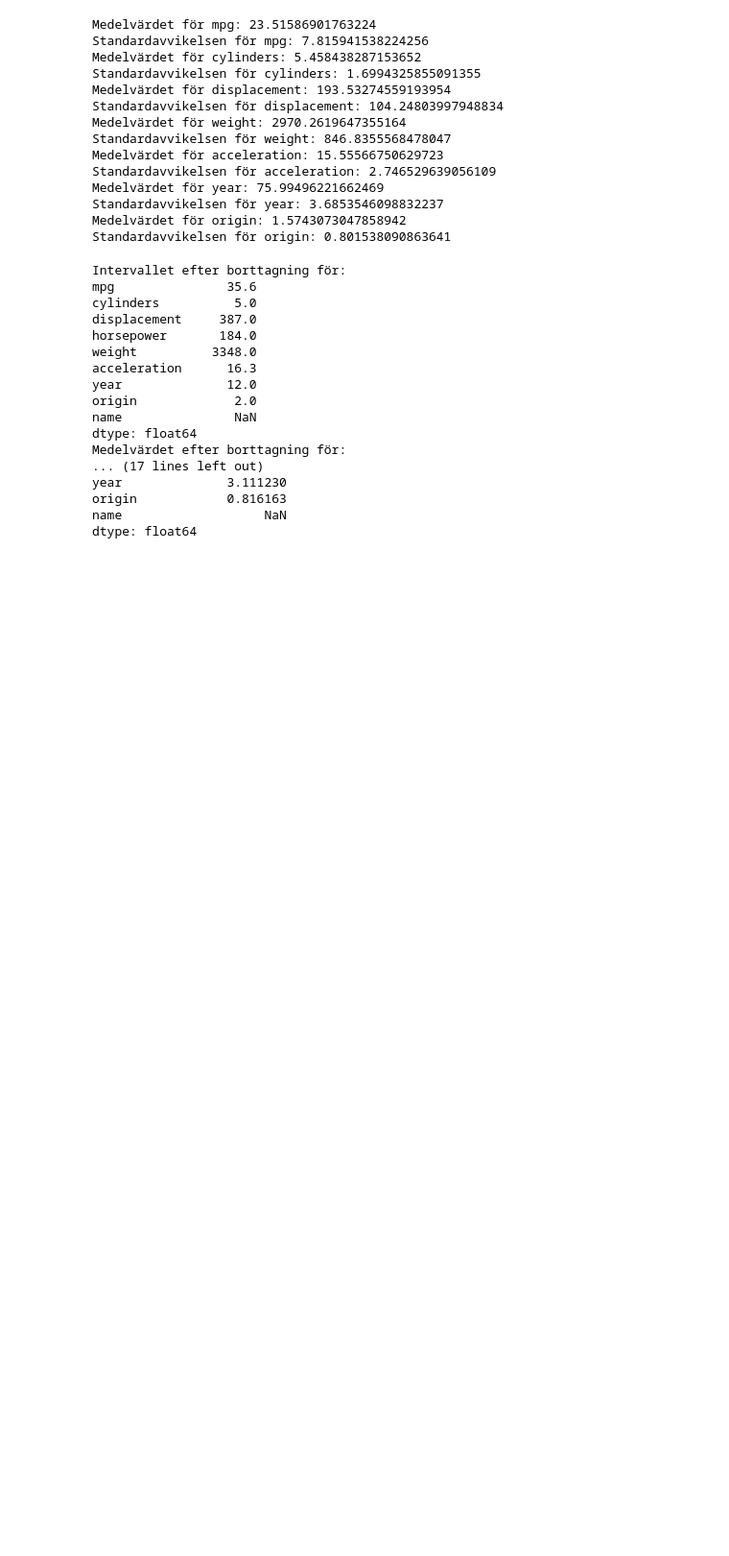
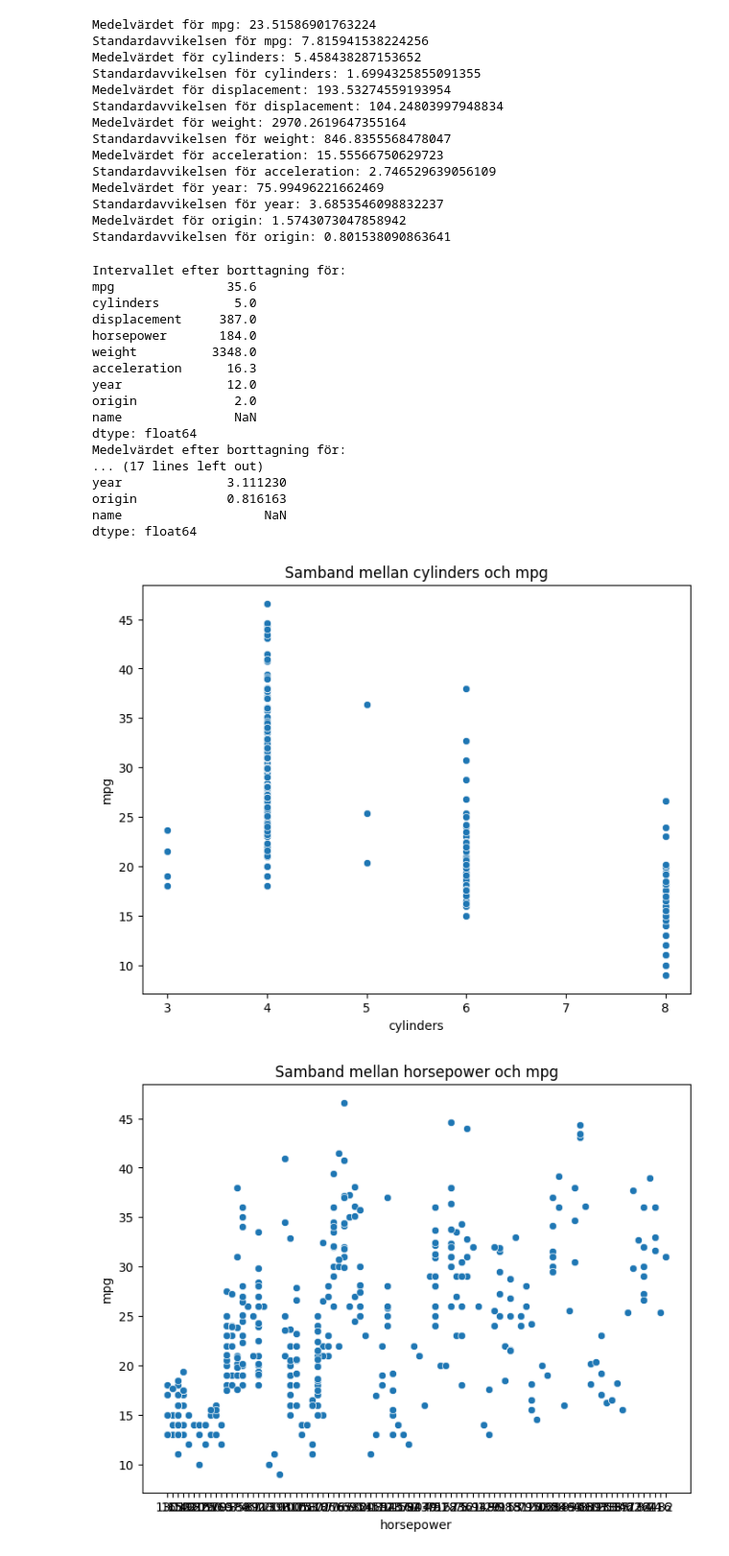
Before and after one commit to Jenchichi/Statistiska-metoder, a Jupyter notebook: Excercises/Uppgift_9-10.ipynb, the cells around one changed output. Shown at 96% size. Saved outputs shown, nothing was run; the diff lists cells and outputs as text; code cells hidden in the pictures; blank space fills up the shorter version.

```diff
--- a/Excercises/Uppgift_9-10.ipynb
+++ b/Excercises/Uppgift_9-10.ipynb
@@ -119,3 +121,17 @@ year              3.111230
 origin            0.816163
 name                   NaN
 dtype: float64
+# %%
+# 9e) Använd hela datamängden för att undersöka prediktorerna grafiskt, med hjälp av scatterplot m.m
+
+prediktorer = ["mpg", "cylinders", "horsepower", "weight", "acceleration"]
+
+for prediktor in prediktorer:
+    if prediktor != "mpg":
+        plt.figure(figsize=(8, 6))
+        sns.scatterplot(x=prediktor, y='mpg', data=data)
+        plt.title(f'Samband mellan {prediktor} och mpg')
+        plt.show()
+# %% [output]
+[figure, added]
+[figure, added]
```
Also changed, not shown: parts of 3 cells of this notebook.
